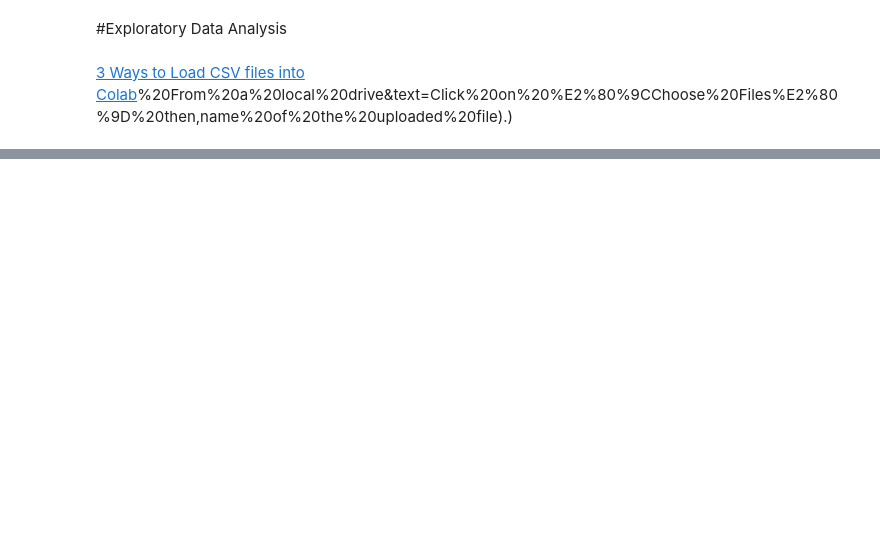
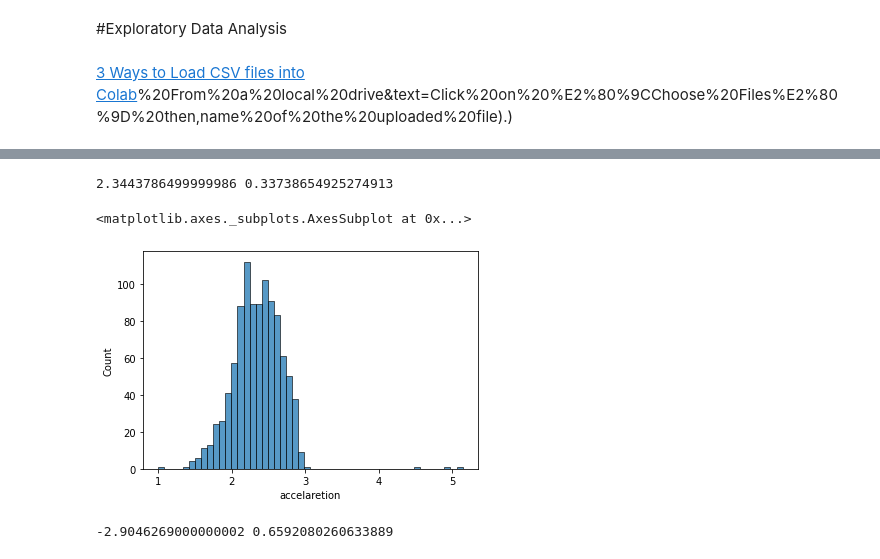
Before and after one commit to m-rafiul-islam/driver-behavior-model, a Jupyter notebook: emperical_data_viz.ipynb, the cells around one changed output, grey strips where cells are left out. Drawn from its saved outputs; the diff is of its cells as text; code cells hidden in the pictures; blank space fills up the shorter version.

```diff
--- a/emperical_data_viz.ipynb
+++ b/emperical_data_viz.ipynb
@@ -109,0 +91,3 @@ sns.regplot(x='time', y='speed', data = car_data[car_data['nthcar']==1])
+# %%
+max_acceleration_per_car = car_data.groupby(["nthcar"])['accelaretion'].max()
+max_acceleration_per_car
@@ -109,0 +108,15 @@ sns.regplot(x='time', y='speed', data = car_data[car_data['nthcar']==1])
+# %%
+print(np.mean(max_acceleration_per_car),np.std(max_acceleration_per_car))
+# plt.hist(max_acceleration_per_car,bins=50)
+# %% [output]
+2.3443786499999986 0.33738654925274913
+# %%
+sns.histplot(max_acceleration_per_car,bins=50)
+# %% [output]
+<matplotlib.axes._subplots.AxesSubplot at 0x...>
+[figure, added]
+# %%
+min_acceleration_per_car = car_data.groupby(["nthcar"])['accelaretion'].min()
+print(np.mean(min_acceleration_per_car),np.std(min_acceleration_per_car))
+# %% [output]
+-2.9046269000000002 0.6592080260633889
```
Also changed, not shown: parts of 12 cells of this notebook.
